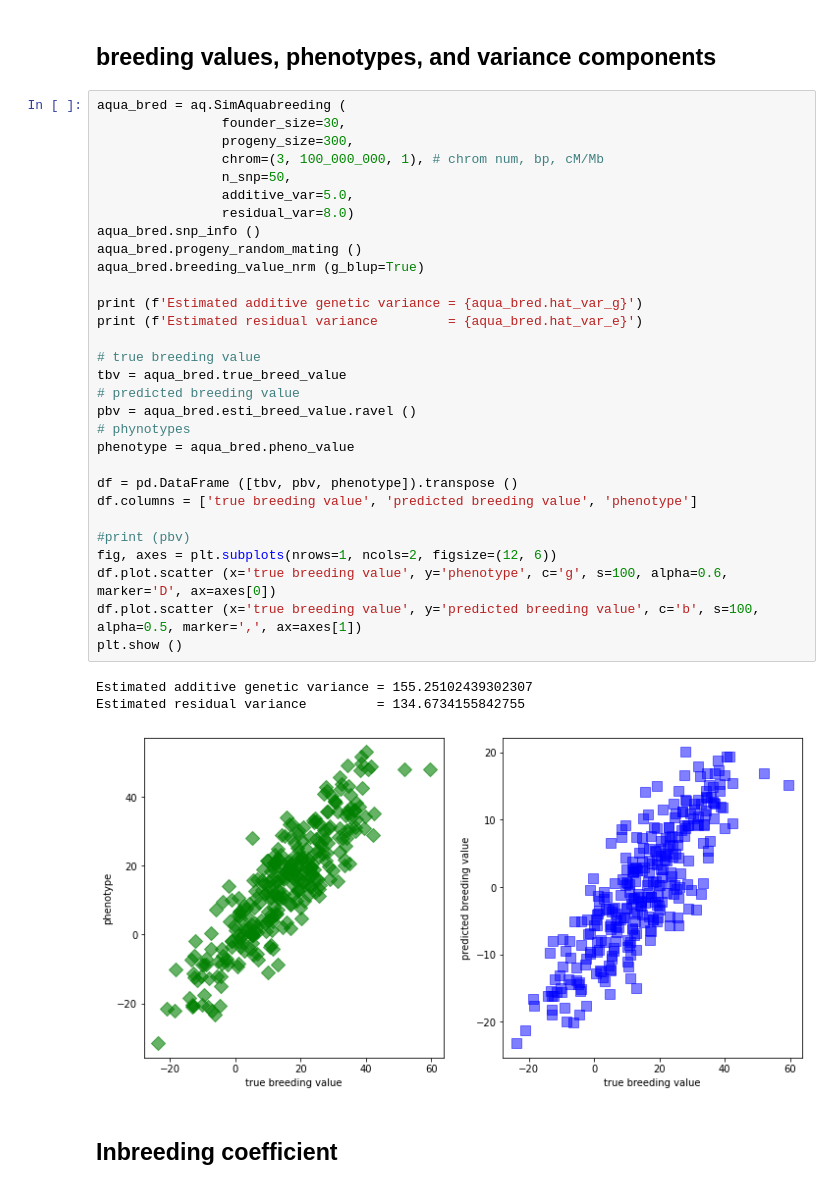
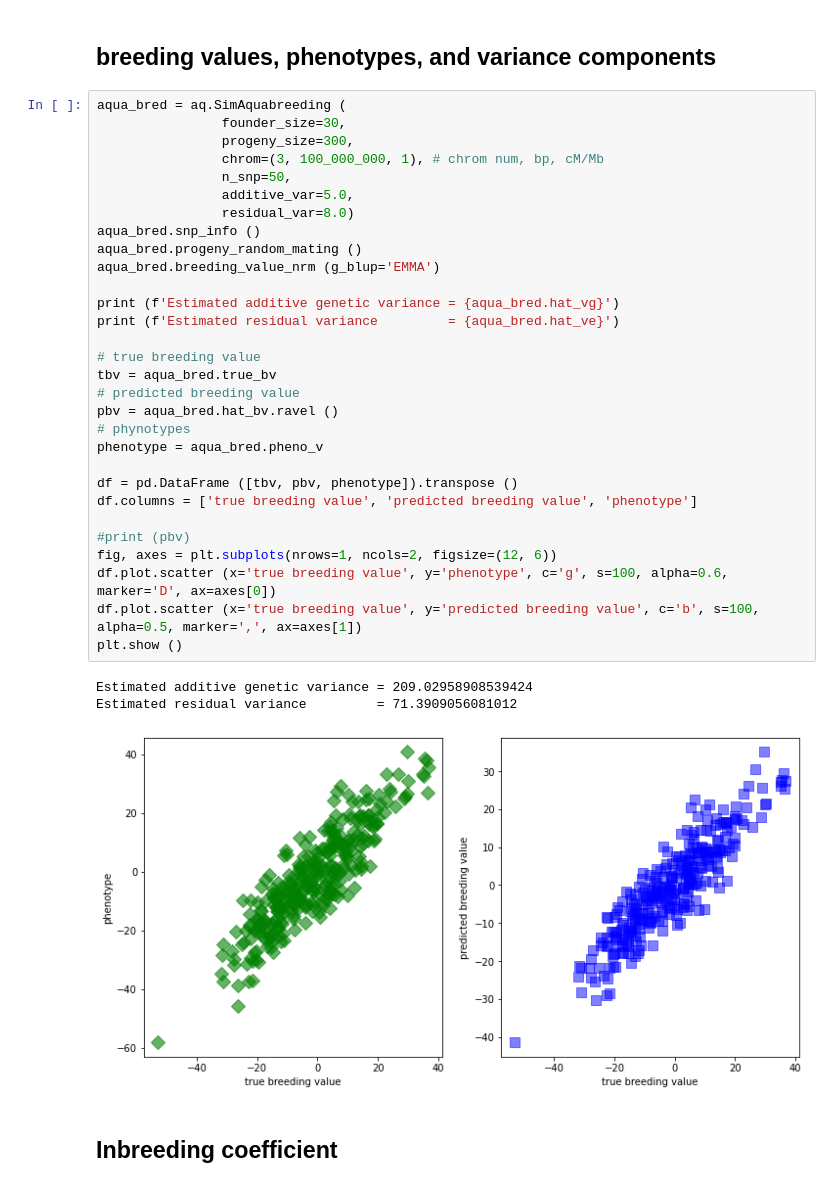
Before and after one commit to showhey0119/aquabreeding, a Jupyter notebook: aquabreeding_tutorial.ipynb, the cells around one changed output. Cells and saved outputs as stored; diff of their text form.

```diff
--- a/aquabreeding_tutorial.ipynb
+++ b/aquabreeding_tutorial.ipynb
@@ -252,37 +303,37 @@ plt.show ()
 # %%
 aqua_bred = aq.SimAquabreeding (
                 founder_size=30,
                 progeny_size=300,
                 chrom=(3, 100_000_000, 1), # chrom num, bp, cM/Mb
                 n_snp=50,
                 additive_var=5.0,
                 residual_var=8.0)
 aqua_bred.snp_info ()
 aqua_bred.progeny_random_mating ()
-aqua_bred.breeding_value_nrm (g_blup=True)
+aqua_bred.breeding_value_nrm (g_blup='EMMA')
 
-print (f'Estimated additive genetic variance = {aqua_bred.hat_var_g}')
-print (f'Estimated residual variance         = {aqua_bred.hat_var_e}')
+print (f'Estimated additive genetic variance = {aqua_bred.hat_vg}')
+print (f'Estimated residual variance         = {aqua_bred.hat_ve}')
 
 # true breeding value
-tbv = aqua_bred.true_breed_value
+tbv = aqua_bred.true_bv
 # predicted breeding value
-pbv = aqua_bred.esti_breed_value.ravel ()
+pbv = aqua_bred.hat_bv.ravel ()
 # phynotypes
-phenotype = aqua_bred.pheno_value
+phenotype = aqua_bred.pheno_v
 
 df = pd.DataFrame ([tbv, pbv, phenotype]).transpose ()
 df.columns = ['true breeding value', 'predicted breeding value', 'phenotype']
 
 #print (pbv)
 fig, axes = plt.subplots(nrows=1, ncols=2, figsize=(12, 6))
 df.plot.scatter (x='true breeding value', y='phenotype', c='g', s=100, alpha=0.6, marker='D', ax=axes[0])
 df.plot.scatter (x='true breeding value', y='predicted breeding value', c='b', s=100, alpha=0.5, marker=',', ax=axes[1])
 plt.show ()
 # %% [output]
-Estimated additive genetic variance = 155.25102439302307
-Estimated residual variance         = 134.6734155842755
+Estimated additive genetic variance = 209.02958908539424
+Estimated residual variance         = 71.3909056081012
-[figure, old version]
+[figure, new version]
 # %% [markdown]
 ## Inbreeding coefficient
 # %%
```
Also changed, not shown: parts of 10 cells of this notebook, 12 other files.
